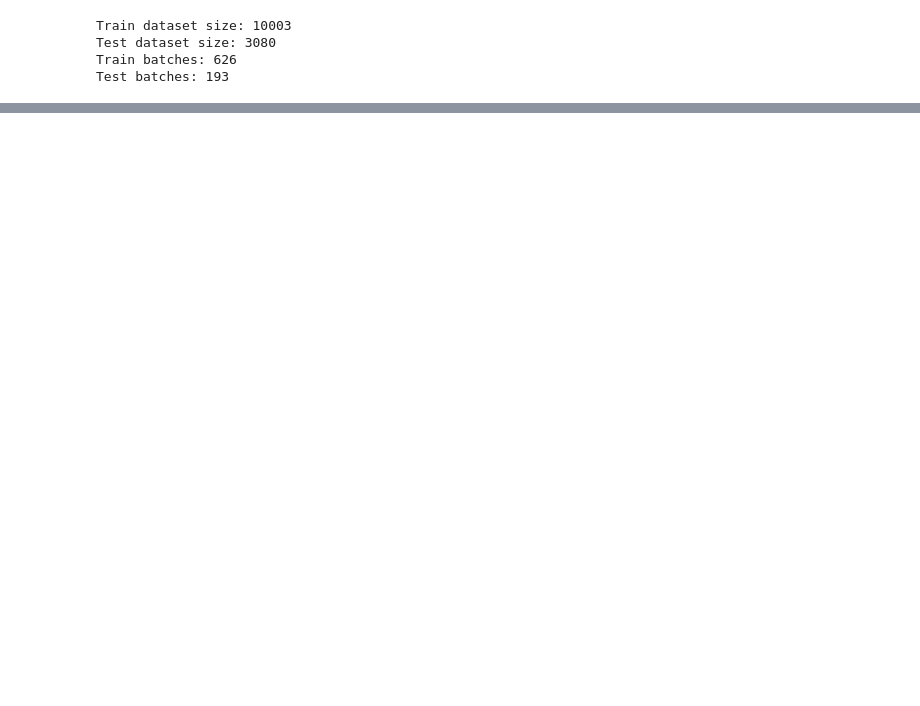
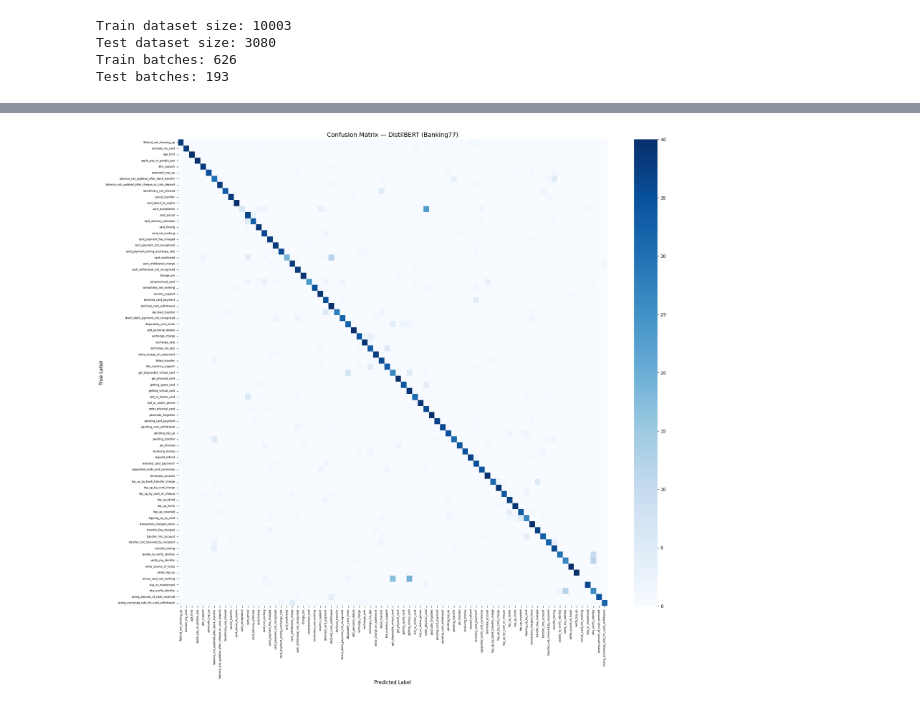
Before and after one commit to pinarrcindemirr/Development-of-and-End-to-End-NLP-Pipeline-for-Chatbot-Design-Support, a Jupyter notebook: Q1122408_NLP.ipynb, the cells around one changed output, grey strips where cells are left out. Cells and saved outputs as stored; diff of their text form; code cells hidden in the pictures; blank space fills up the shorter version.

```diff
--- a/Q1122408_NLP.ipynb
+++ b/Q1122408_NLP.ipynb
@@ -1198,0 +1216,15 @@ Test batches: 193
+# %%
+from transformers import DistilBertForSequenceClassification
+import torch
+
+device = torch.device("cuda" if torch.cuda.is_available() else "cpu")
+print("Device:", device)
+
+model = DistilBertForSequenceClassification.from_pretrained(
+    "distilbert-base-uncased",
+    num_labels=num_labels
+)
+model = model.to(device)
+print("Model loaded. Number of labels:", num_labels)
+print("Model parameters:", sum(p.numel() for p in model.parameters()), "total")
+print("Trainable parameters:", sum(p.numel() for p in model.parameters() if p.requires_grad))
@@ -1198,0 +1482,24 @@ Test batches: 193
+# %%
+import matplotlib.pyplot as plt
+import seaborn as sns
+
+cm = confusion_matrix(y_true_transformer, y_pred_transformer)
+
+plt.figure(figsize=(20, 18))
+sns.heatmap(
+    cm,
+    annot=False,
+    fmt="d",
+    cmap="Blues",
+    xticklabels=le.classes_,
+    yticklabels=le.classes_
+)
+plt.title("Confusion Matrix — DistilBERT (Banking77)", fontsize=14)
+plt.xlabel("Predicted Label", fontsize=11)
+plt.ylabel("True Label", fontsize=11)
+plt.xticks(rotation=90, fontsize=6)
+plt.yticks(rotation=0, fontsize=6)
+plt.tight_layout()
+plt.show()
+# %% [output]
+[figure, added]
```
Also changed, not shown: parts of 55 cells of this notebook.
